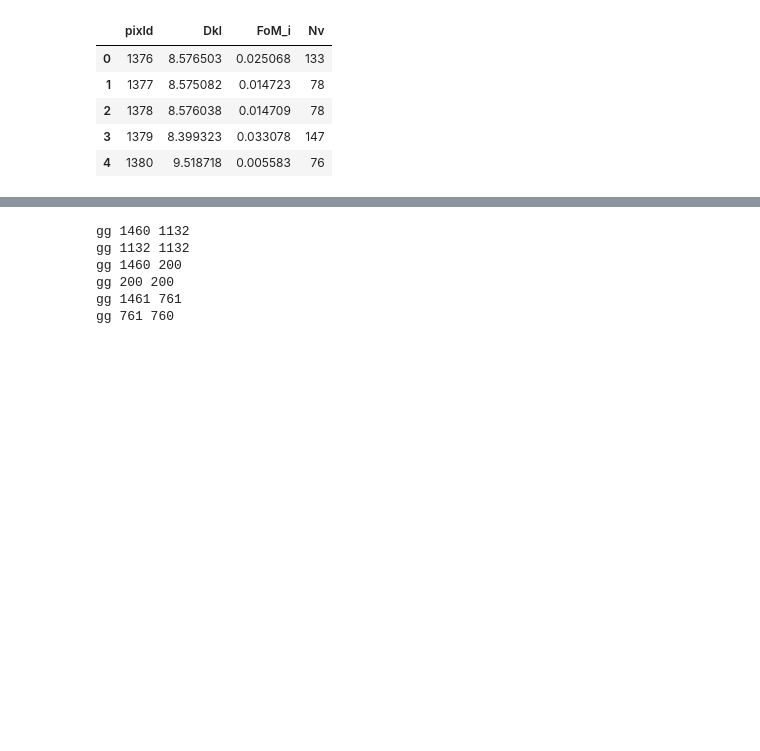
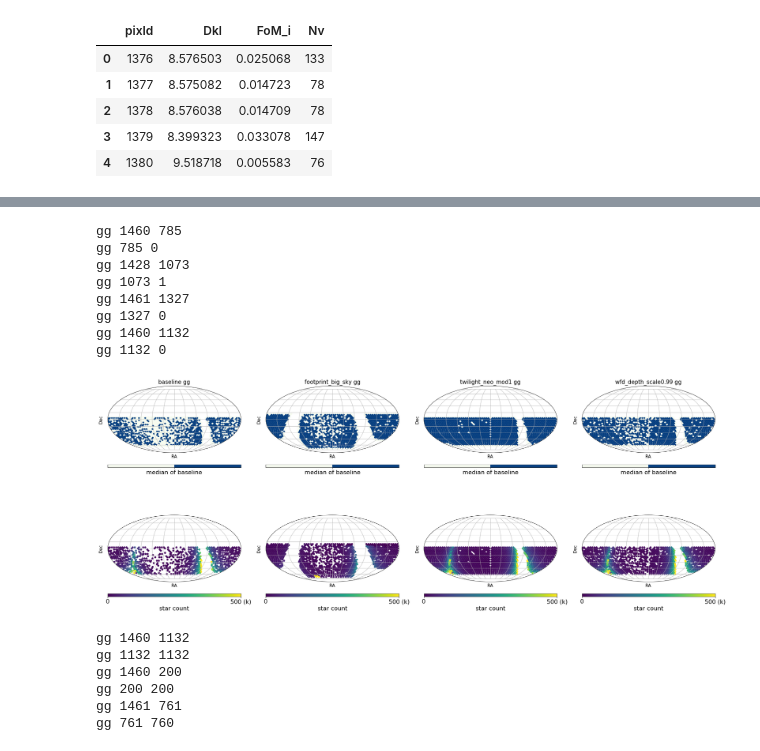
Before and after one commit to fedhere/LSSTunknowns, a Jupyter notebook: tdAnom/plot_footprint_wfd.ipynb, the cells around one changed output, grey strips where cells are left out. Drawn from its saved outputs; the diff is of its cells as text; code cells hidden in the pictures; blank space fills up the shorter version.

```diff
--- a/tdAnom/plot_footprint_wfd.ipynb
+++ b/tdAnom/plot_footprint_wfd.ipynb
@@ -260,3 +262,72 @@ gr 1011 149
+# %%
+dbnames = [
+     'baseline_v1.5_10yrs.db',
+     'footprint_big_skyv1.5_10yrs.db',
+     'twilight_neo_mod1_v1.5_10yrs.db',
+     'wfd_depth_scale0.99_v1.5_10yrs.db',
+     #'footprint_newAv1.5_10yrs.db',
+     #'footprint_newBv1.5_10yrs.db',
+     #'baseline_2snaps_v1.5_10yrs.db',
+     ]
+
+fltpair = 'gg'
+
+fig, axs = plt.subplots(2, len(dbnames), figsize=( 6*len(dbnames), 10), subplot_kw={'projection': 'mollweide'}, constrained_layout=True);
+
+axs = axs.flatten()
+
+for i, dbname in enumerate(dbnames):
+    thres = Nvth[fltpair]
+
+    df = dataRaw.loc[dbname][fltpair]
+
+    idx = df.Nv >= thres
+
+    ipix = df['pixId'].values
+
+    RA, Dec = pix2radec(nside=16, ipix=ipix)
+
+    c = df['Nv'].values
+    print(fltpair, len(c), len(c[c>=thres]))
+
+    dbname = dbname.replace('_v1.5_10yrs.db', '').replace('v1.5_10yrs.db', '')
+    ax, cbar = plot_mwd(RA, Dec, c, ax=axs[i], title=dbname +' '+fltpair,
+                        vmin=thres, vmax=thres+1, s=20,
+                        cmap=plt.cm.get_cmap('GnBu', 2))
+    ax.set_xticklabels([])
+    ax.set_yticklabels([])
+
+    cbar.set_ticks([thres + .5])
+    cbar.ax.set_xticklabels(['median of baseline'])
+
+    # plot star density
+    ipix = ipix[ idx ]
+    RA, Dec = pix2radec(nside=16, ipix=ipix)
+
+    c = TRIstarDens[ipix] / 1000 # in unit (k)
+    print(fltpair, len(c), len(c[c>=Nvth[fltpair]]))
+
+    ax, cbar = plot_mwd(RA, Dec, c, ax=axs[i + len (dbnames) ], title='',
+                        vmin=0, vmax=500, s=20,
+                        cmap=plt.cm.get_cmap('viridis', ))
+    ax.set_xticklabels([])
+    ax.set_yticklabels([])
+
+    cbar.set_ticks([0, 500])
+    cbar.ax.set_xticklabels([0, '500 (k)'])
+    cbar.ax.set_xlabel('star count')
+
+fig.savefig('figures/footprint_wfd.pdf')
+# %% [output]
+gg 1460 785
+gg 785 0
+gg 1428 1073
+gg 1073 1
+gg 1461 1327
+gg 1327 0
+gg 1460 1132
+gg 1132 0
+[figure, added]
 # %%
 dbnames = [ 'wfd_depth_scale0.99_v1.5_10yrs.db',
            'baseline_2snaps_v1.5_10yrs.db',
```
Also changed, not shown: parts of 21 cells of this notebook, 12 other files.
